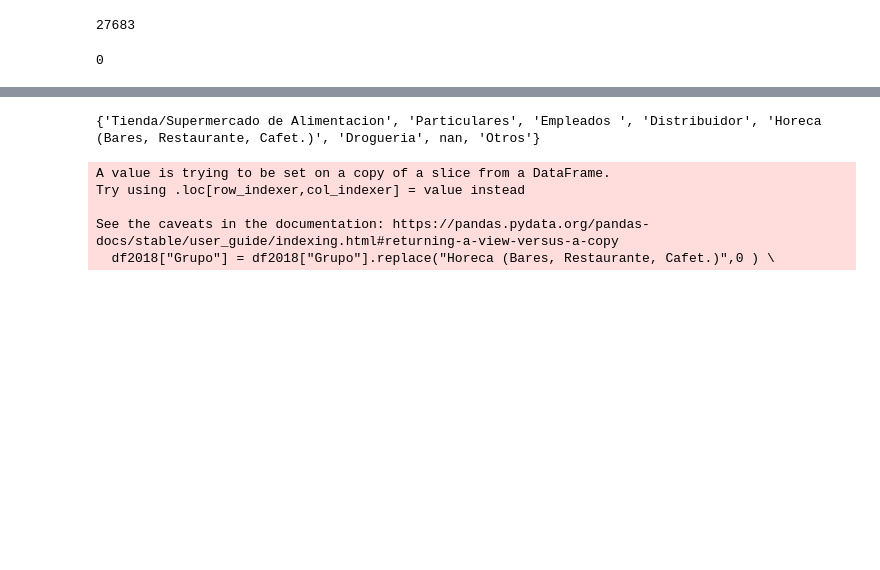
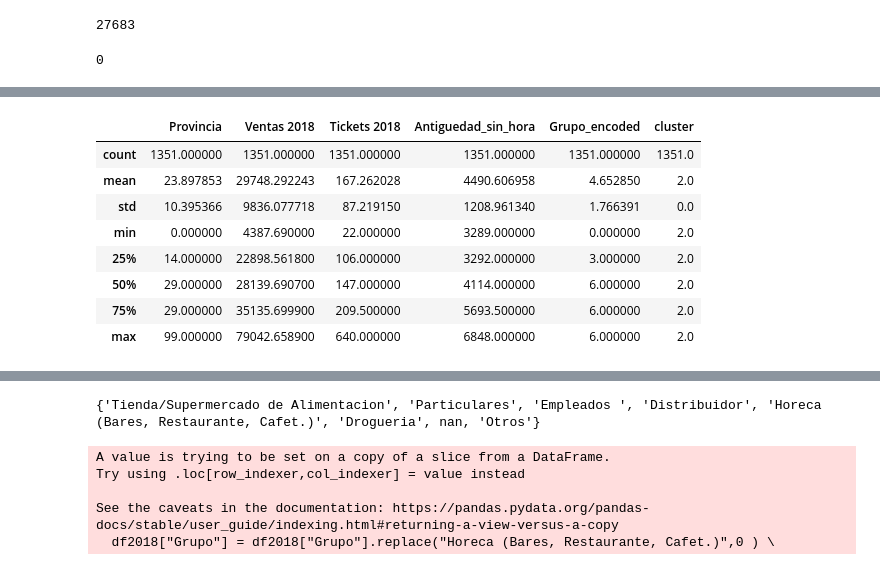
Before and after one commit to rushabhp01/clientesSuper, a Jupyter notebook: clientesSuper.ipynb, the cells around one changed output, grey strips where cells are left out. Drawn from its saved outputs; the diff is of its cells as text; code cells hidden in the pictures; blank space fills up the shorter version.

```diff
--- a/clientesSuper.ipynb
+++ b/clientesSuper.ipynb
@@ -300,0 +591,12 @@ Tienda/Supermercado de Alimentacion       0.53      0.10      0.17      1600
+# %%
+dfKmeans[dfKmeans["cluster"] ==2].describe()
+# %% [output]
+|  | Provincia | Ventas 2018 | Tickets 2018 | Antiguedad_sin_hora | Grupo_encoded | cluster |
+| count | 1351.000000 | 1351.000000 | 1351.000000 | 1351.000000 | 1351.000000 | 1351.0 |
+| mean | 23.897853 | 29748.292243 | 167.262028 | 4490.606958 | 4.652850 | 2.0 |
+| std | 10.395366 | 9836.077718 | 87.219150 | 1208.961340 | 1.766391 | 0.0 |
+| min | 0.000000 | 4387.690000 | 22.000000 | 3289.000000 | 0.000000 | 2.0 |
+| 25% | 14.000000 | 22898.561800 | 106.000000 | 3292.000000 | 3.000000 | 2.0 |
+| 50% | 29.000000 | 28139.690700 | 147.000000 | 4114.000000 | 6.000000 | 2.0 |
+| 75% | 29.000000 | 35135.699900 | 209.500000 | 5693.500000 | 6.000000 | 2.0 |
+| max | 99.000000 | 79042.658900 | 640.000000 | 6848.000000 | 6.000000 | 2.0 |
```
Also changed, not shown: parts of 64 cells of this notebook.
